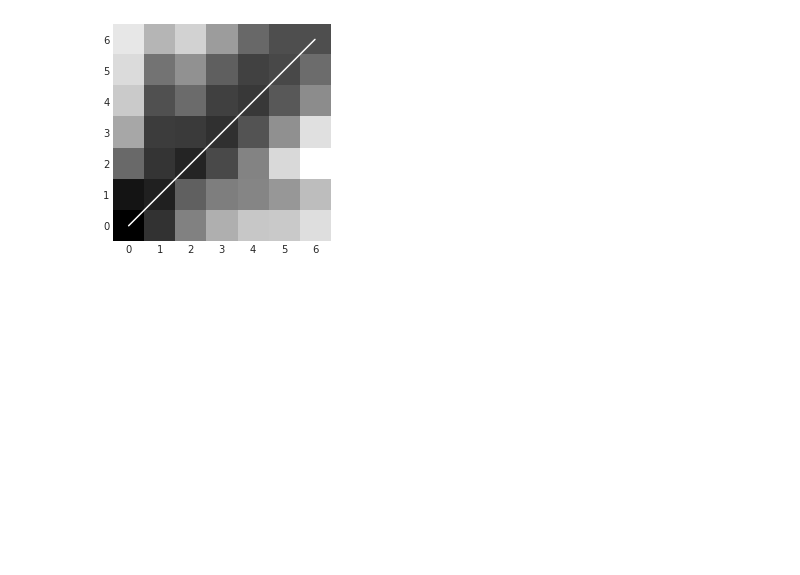
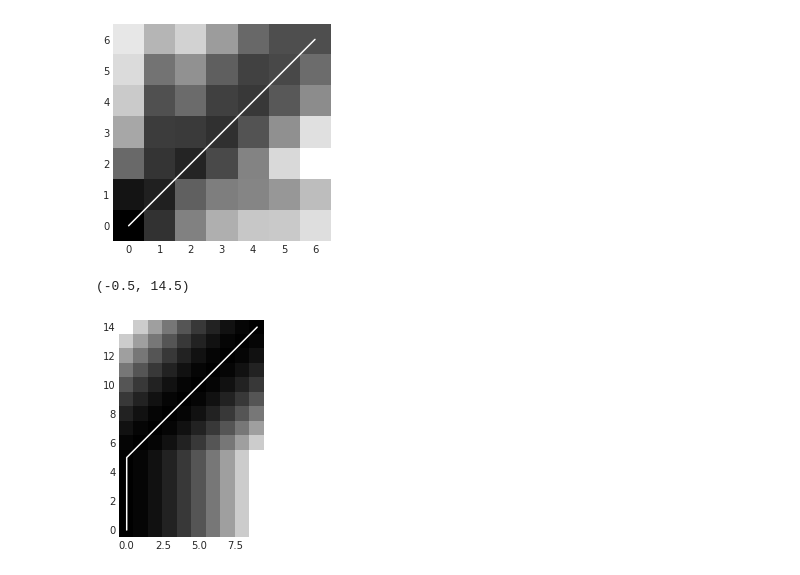
Before and after one commit to ABV-Hub/ShapeDTW-experiments, a Jupyter notebook: DTW.ipynb, the cells around one changed output. Saved outputs shown, nothing was run; the diff lists cells and outputs as text; code cells hidden in the pictures; blank space fills up the shorter version.

```diff
--- a/DTW.ipynb
+++ b/DTW.ipynb
@@ -274,3 +274,19 @@ ylim((-0.5, acc.shape[1]-0.5))
 # %% [output]
 (-0.5, 6.5)
 [figure]
+# %%
+x = list(range(10))
+y = [0] * 5 + x
+
+x = array(x).reshape(-1, 1)
+y = array(y).reshape(-1, 1)
+# %%
+dist, cost, acc, path = dtw(x, y, dist=lambda x, y: norm(x - y, ord=1))
+# %%
+imshow(acc.T, origin='lower', cmap=cm.gray, interpolation='nearest')
+plot(path[0], path[1], 'w')
+xlim((-0.5, acc.shape[0]-0.5))
+ylim((-0.5, acc.shape[1]-0.5))
+# %% [output]
+(-0.5, 14.5)
+[figure, added]
```
